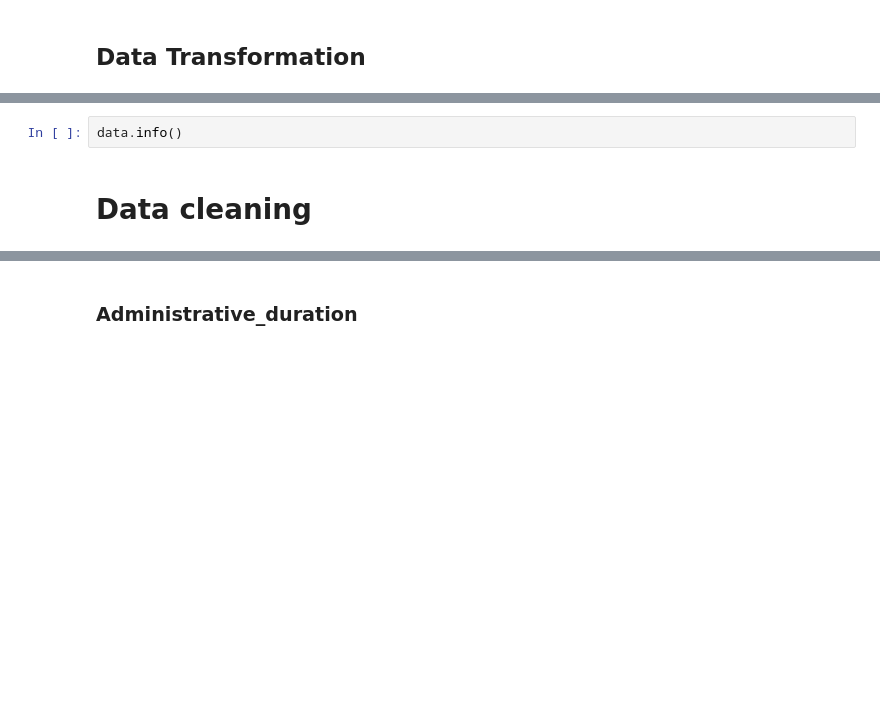
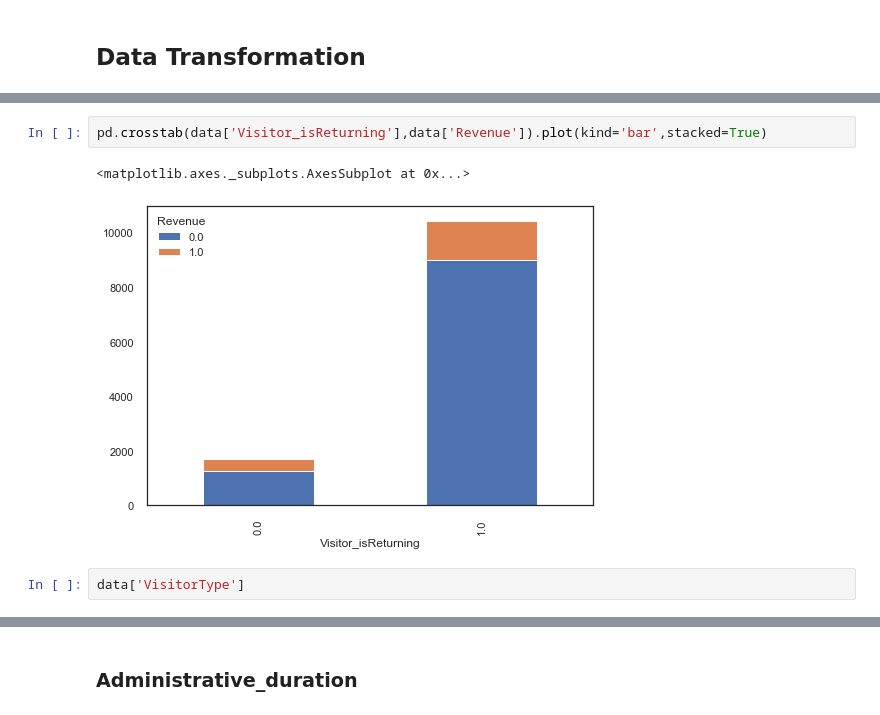
Before and after one commit to sideround/project-ml-onlineshop, a Jupyter notebook: project-ml-onlineshop.ipynb, the cells around one changed output, grey strips where cells are left out. Saved outputs shown, nothing was run; the diff lists cells and outputs as text; blank space fills up the shorter version.

```diff
--- a/project-ml-onlineshop.ipynb
+++ b/project-ml-onlineshop.ipynb
@@ -443,4 +1288,7 @@ data[to_category] = data[to_category].astype('category')
+# %%
+pd.crosstab(data['Visitor_isReturning'],data['Revenue']).plot(kind='bar',stacked=True)
+# %% [output]
+<matplotlib.axes._subplots.AxesSubplot at 0x...>
+[figure, added]
 # %%
-data.info()
+data['VisitorType']
-# %% [markdown]
-# Data cleaning
```
Also changed, not shown: parts of 125 cells of this notebook.
